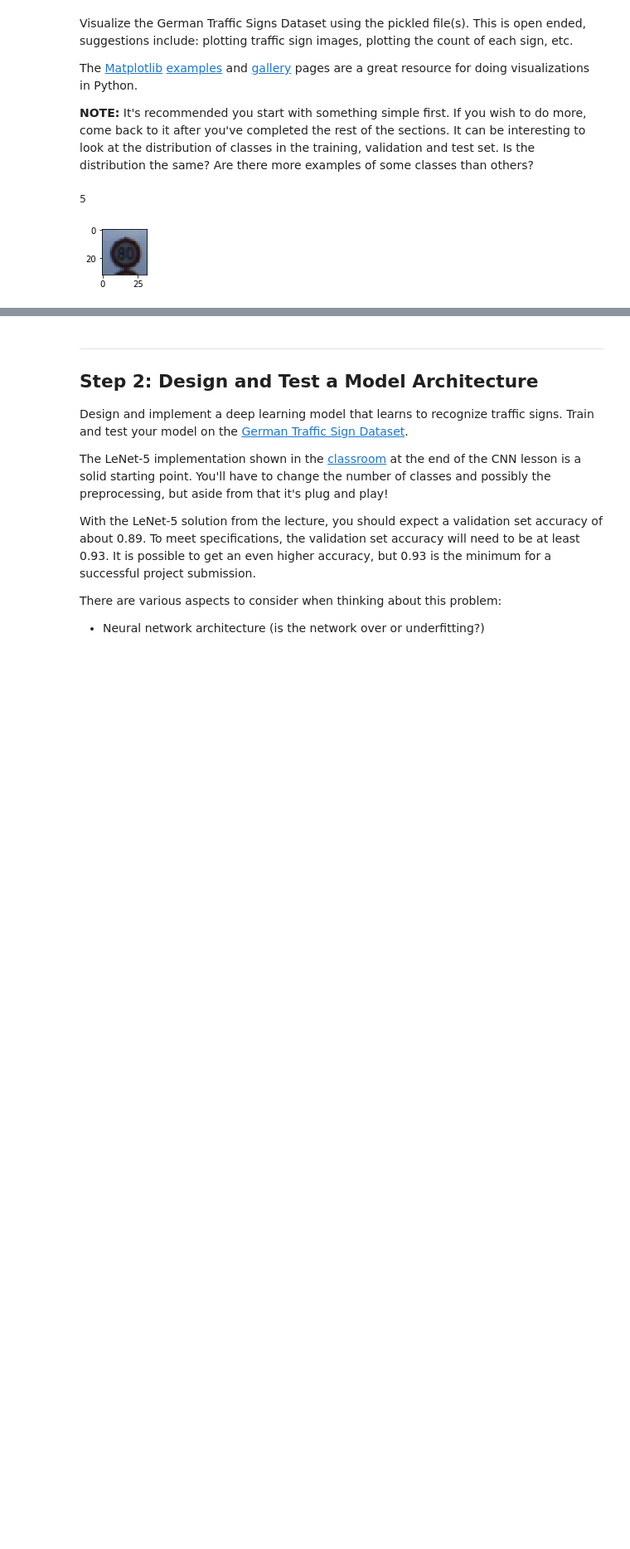
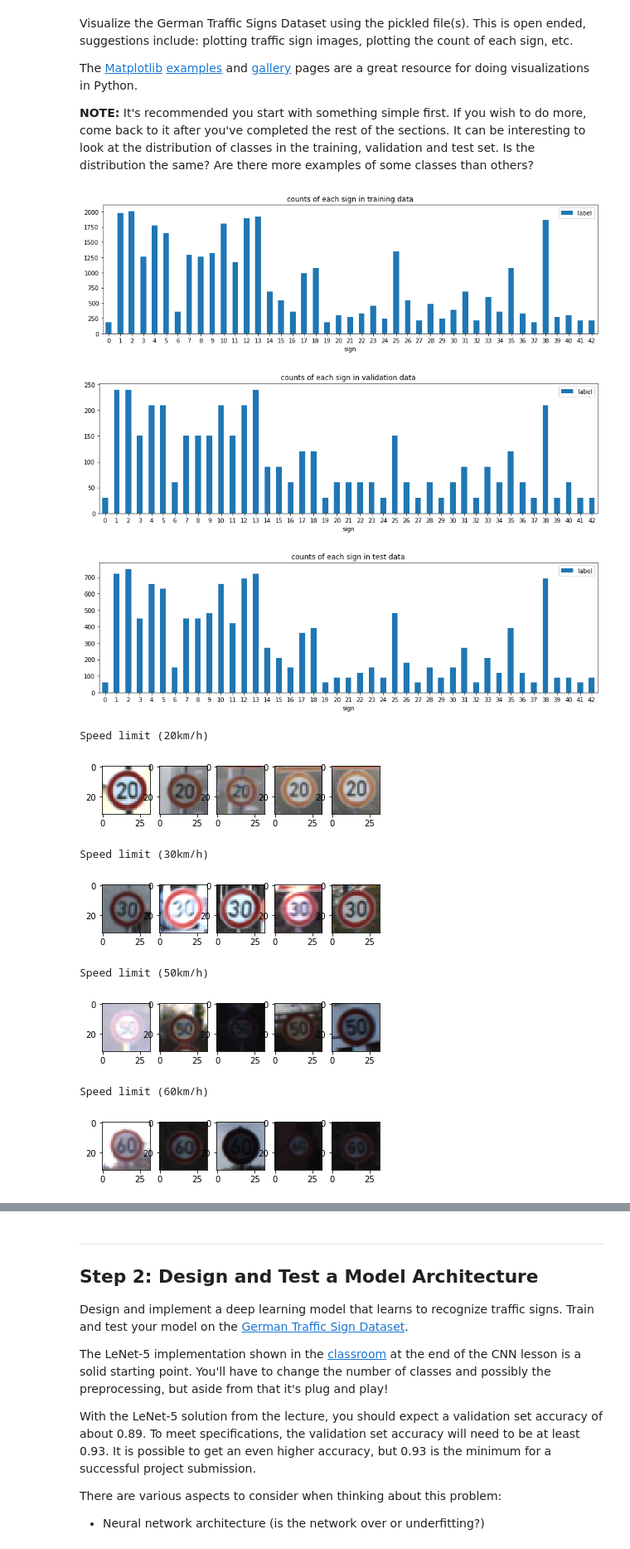
Before and after one commit to dingquan/CarND-Traffic-Sign-Classifier-Project, a Jupyter notebook: Traffic_Sign_Classifier.ipynb, the cells around one changed output, grey strips where cells are left out. Shown at 83% size. Drawn from its saved outputs; the diff is of its cells as text; code cells hidden in the pictures; blank space fills up the shorter version.

```diff
--- a/Traffic_Sign_Classifier.ipynb
+++ b/Traffic_Sign_Classifier.ipynb
@@ -97,23 +97,58 @@ Visualize the German Traffic Signs Dataset using the pickled file(s). This is op
 The [Matplotlib](http://matplotlib.org/) [examples](http://matplotlib.org/examples/index.html) and [gallery](http://matplotlib.org/gallery.html) pages are a great resource for doing visualizations in Python.
 
 **NOTE:** It's recommended you start with something simple first. If you wish to do more, come back to it after you've completed the rest of the sections. It can be interesting to look at the distribution of classes in the training, validation and test set. Is the distribution the same? Are there more examples of some classes than others?
-# %%
-### Data exploration visualization code goes here.
-### Feel free to use as many code cells as needed.
-import matplotlib.pyplot as plt
-import random
-import cv2
-
-# Visualizations will be shown in the notebook.
-%matplotlib inline
-
-index = random.randint(0, len(X_train))
-image = X_train[index].squeeze()
-# image = cv2.cvtColor(image, cv2.COLOR_BGR2GRAY)
-
-plt.figure(figsize=(1,1))
-plt.imshow(image)
-print(y_train[index])
-# %% [output]
-5
-[figure, removed]
+# %%
+### Data exploration visualization code goes here.
+### Feel free to use as many code cells as needed.
+import matplotlib.pyplot as plt
+import random
+import cv2
+import pandas as pd
+from sklearn.utils import shuffle
+
+# Visualizations will be shown in the notebook.
+%matplotlib inline
+
+# Plot Training / Validation / Test summary counts
+for (data, name) in [[y_train, "training"], [y_valid, "validation"], [y_test, "test"]]:
+    df = pd.DataFrame({'label': data})
+    counts = df.groupby(['label']).agg({'label': 'count'})
+    counts.plot(kind='bar', title="counts of each sign in {:s} data".format(name), figsize=(15,4), rot=0)
+    plt.xlabel("sign")
+    plt.show()
+
+# Gather 5 Example images per label
+examples_per_sign = 5
+total = 0
+example = {}
+# shuffle the data as the images in original set are "sorted" in a way that
+# signs of the same label look like suttle variations of each other.
+# Want to show images that varies a bit more instead
+X_train_shuffle, y_train_shuffle = shuffle(X_train, y_train);
+for (img,label) in zip(X_train_shuffle, y_train_shuffle):
+    example.setdefault(label, [])
+    if len(example[label]) < examples_per_sign:
+        example[label].append(img)
+        total += 1
+    if total == n_classes * examples_per_sign:
+        break;
+
+for label in sorted(example.keys()):
+    fig = plt.figure()
+    print(sign_names[label])
+    for i in range(examples_per_sign):
+        plt.subplot(1,examples_per_sign,i+1)
+        plt.imshow(example[label][i])
+    plt.show()
+# %% [output]
+[figure, added]
+[figure, added]
+[figure, added]
+Speed limit (20km/h)
+[figure, added]
+Speed limit (30km/h)
+[figure, added]
+Speed limit (50km/h)
+[figure, added]
+Speed limit (60km/h)
+[figure, added]
```
Also changed, not shown: parts of 2 cells of this notebook, 1 other file.
